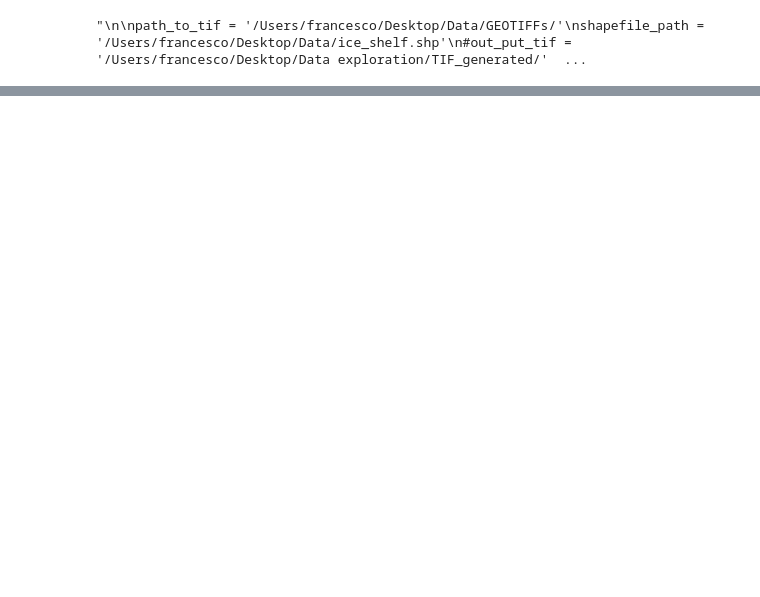
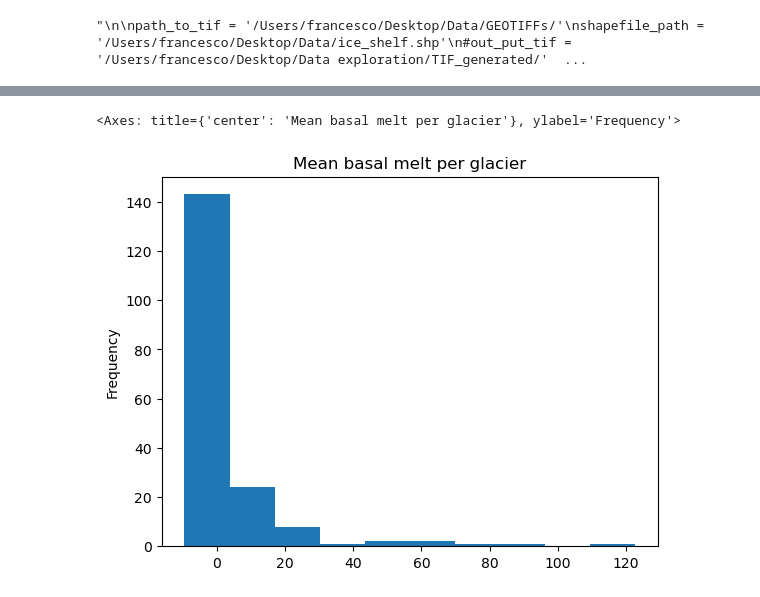
Before and after one commit to Moncada-Francesco-97/Thesis, a Jupyter notebook: time_series_glaciers.ipynb, the cells around one changed output, grey strips where cells are left out. Saved outputs shown, nothing was run; the diff lists cells and outputs as text; code cells hidden in the pictures; blank space fills up the shorter version.

```diff
--- a/time_series_glaciers.ipynb
+++ b/time_series_glaciers.ipynb
@@ -55,8 +56,18 @@ plt.show()
 # %% [output]
 [figure]
 # %%
+#Interesting Variables
+
 num_glaciers = len(Glacier)
+lin_coeff = np.zeros((num_glaciers,2))
+lin_coeff_to_dataframe = []
 
-lin_coeff = np.zeros((num_glaciers,2))
 lin_reg = np.zeros((num_glaciers,len(Years)))
+
+
 r_2 = np.zeros(num_glaciers)
+mean_basal_melt = np.zeros(num_glaciers)
+std_basal_melt = np.zeros(num_glaciers)
+
+time_series_basal_melt = np.zeros((num_glaciers,len(Years)))
+time_series_basal_melt_to_dataframe = []
@@ -438,0 +507,7 @@ imageio.mimsave('glacier_prova.gif', frames, fps=2)
+# %%
+#I want to plot the mean basal melt per glacier
+
+df_compact['mean_basal_melt'].plot(kind='hist', title='Mean basal melt per glacier')
+# %% [output]
+<Axes: title={'center': 'Mean basal melt per glacier'}, ylabel='Frequency'>
+[figure, added]
```
Also changed, not shown: parts of 16 cells of this notebook.
